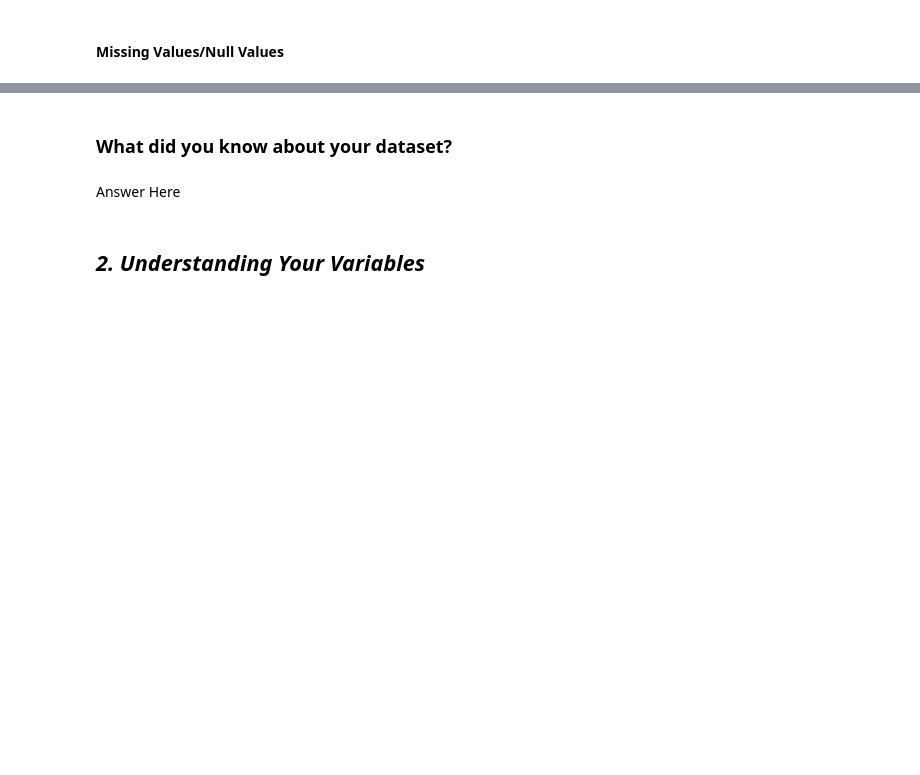
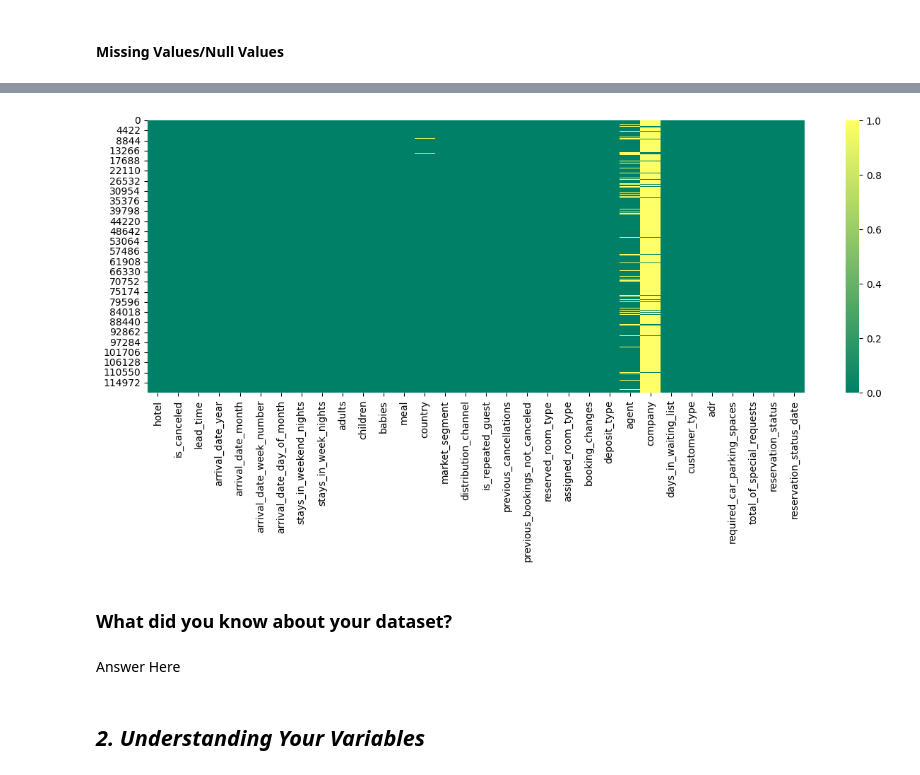
Before and after one commit to Mrinal-Official/Hotel-Booking-Analysis, a Jupyter notebook: EDA_on_Hotel_Booking_dataset.ipynb, the cells around one changed output, grey strips where cells are left out. Drawn from its saved outputs; the diff is of its cells as text; code cells hidden in the pictures; blank space fills up the shorter version.

```diff
--- a/EDA_on_Hotel_Booking_dataset.ipynb
+++ b/EDA_on_Hotel_Booking_dataset.ipynb
@@ -76,2 +76,5 @@ M - Multivariate Analysis
+# %%
+# Load Dataset
+df = pd.read_csv('https://raw.githubusercontent.com/Mrinal-Official/Hotel-Booking-Analysis/main/Hotel%20Bookings.csv')
 # %% [markdown]
 ### Dataset First View
@@ -98,3 +157,10 @@ M - Multivariate Analysis
+# %%
+# Visualizing the missing values
+plt.figure(figsize = (15,5))
+sns.heatmap(df.isna(), cmap = 'summer', cbar = True)
+plt.show()
+# %% [output]
+[figure, added]
 # %% [markdown]
 ### What did you know about your dataset?
 # %% [markdown]
```
Also changed, not shown: parts of 14 cells of this notebook.
